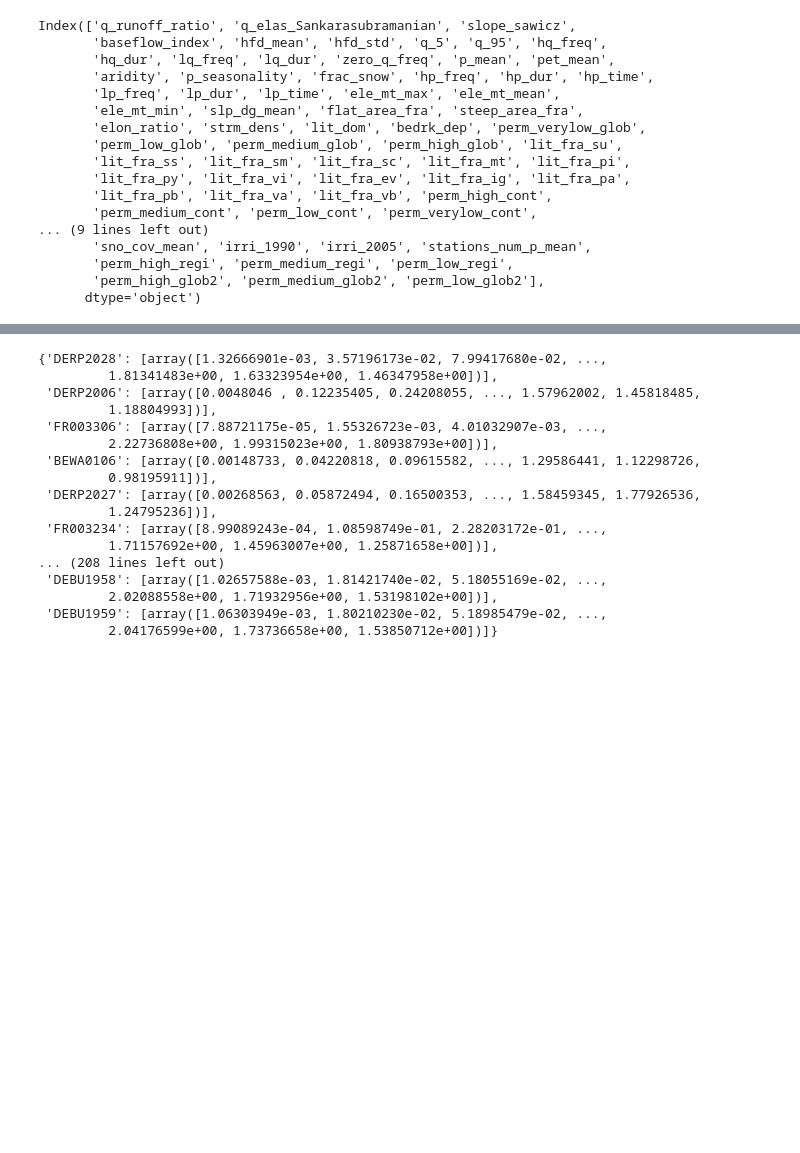
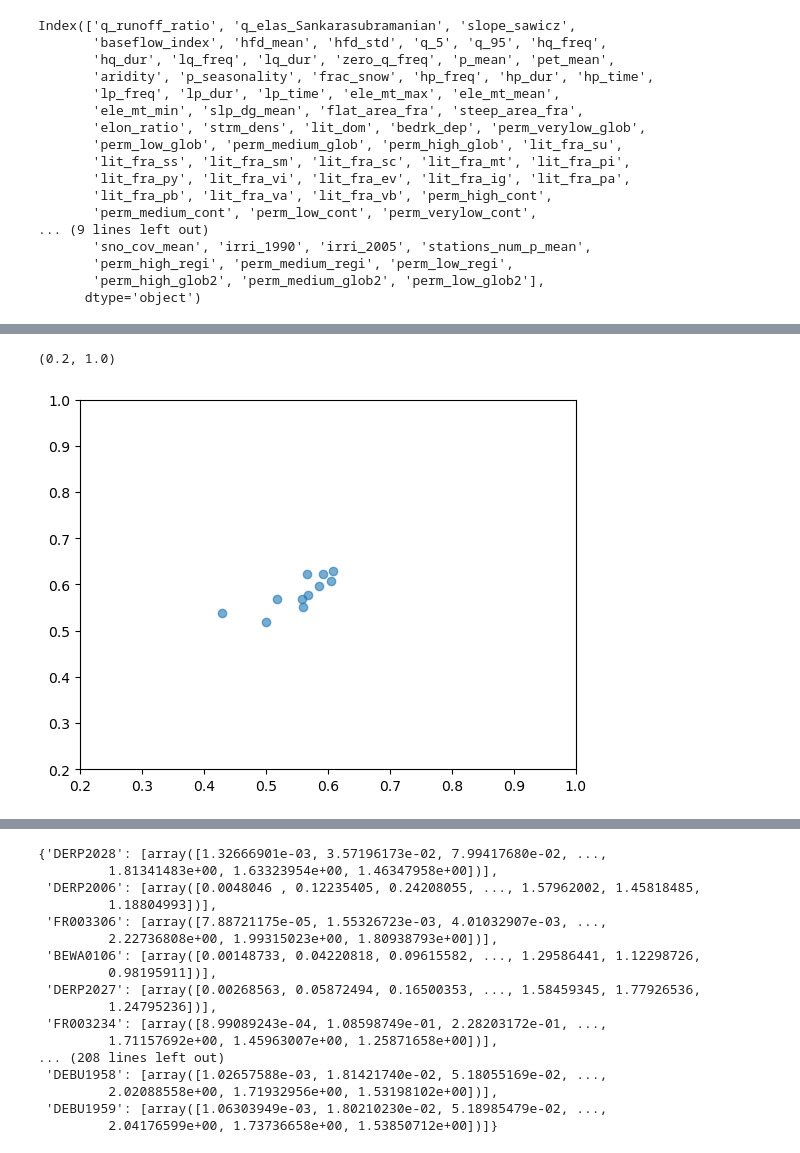
Before and after one commit to thiagovmdon/estreams_superflexpy, a Jupyter notebook: code/02_modelling_distributed_Moselle_SUMAX_waterdeficit.ipynb, the cells around one changed output, grey strips where cells are left out. Cells and saved outputs as stored; diff of their text form; code cells hidden in the pictures; blank space fills up the shorter version.

```diff
--- a/code/02_modelling_distributed_Moselle_SUMAX.ipynb
+++ b/code/02_modelling_distributed_Moselle_SUMAX_waterdeficit.ipynb
@@ -2080,5 +1505,23 @@ best_params_dict_model = {'high_snow_k': 4.086426297944429,
+# %%
+best_params_dict_model_r_1_waterdeficit = {'high_snow_k': 5.3232865,
+ 'high_unsaturated_Csmax': 0.5574678,
+ 'high_unsaturated_Ce': 1.6608686,
+ 'high_unsaturated_beta': 0.46179932,
+ 'high_slowhigh_k': 0.0012771942,
+ 'general_snow_k': 5.3232865,
+ 'general_unsaturated_Csmax': 0.5574678,
+ 'general_unsaturated_Ce': 1.6608686,
+ 'general_unsaturated_beta': 0.46179932,
+ 'general_slow_k': 0.05140003,
+ 'general_lag-fun_lag-time': 3.910083,
+ 'general_fast_k': 0.47908586,
+ 'low_snow_k': 5.3232865,
+ 'low_unsaturated_Csmax': 0.5574678,
+ 'low_unsaturated_Ce': 1.6608686,
+ 'low_unsaturated_beta': 0.46179932,
+ 'low_fast_k': 0.030946359}
 # %%
-best_params_dict_model = best_params_dict_model_r_1
+best_params_dict_model = best_params_dict_model_r_1_waterdeficit
 # %%
 model.reset_states()
 #for cat in catchments:
@@ -2093,5 +1536,3 @@ for key in model._content_pointer.keys():
 model.set_timestep(1.0)
 
 #model.set_parameters(best_params_dict_model)
-# %%
-model._content[6].set_parameters(best_params_dict_model)
@@ -2635,0 +1852,4 @@ perm_areas
+# %%
+#hyd_mod.reset_states()
+output = model.get_output()
+output
@@ -2635,0 +1940,10 @@ perm_areas
+# %%
+# Create scatter plot
+plt.scatter(nse_results_val_r_1_sumaxroot["bfi_obs"], nse_results_val_r_1_sumaxroot["bfi_sim"], alpha=0.6)
+
+# Set limits (adjust according to your data range)
+plt.xlim([0.2, 1])
+plt.ylim([0.2, 1])
+# %% [output]
+(0.2, 1.0)
+[figure, added]
```
Also changed, not shown: parts of 78 cells of this notebook, 14 other files.
